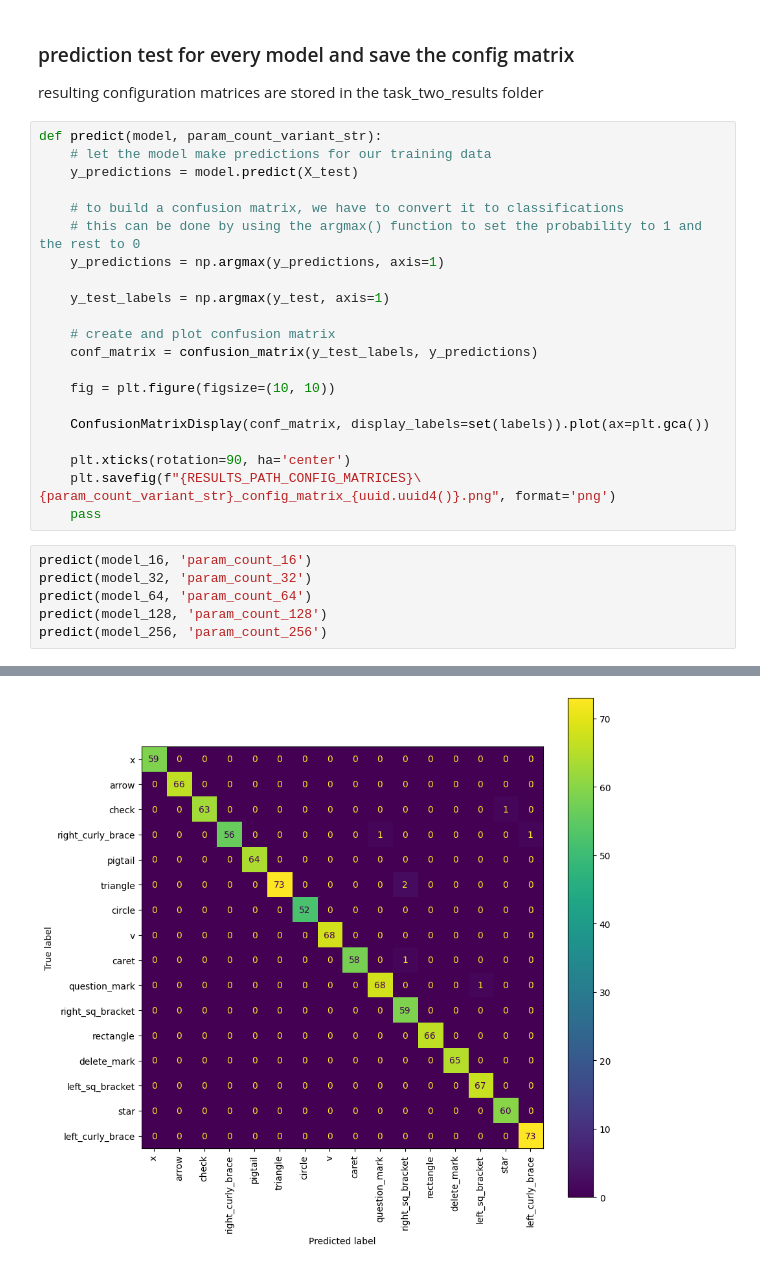
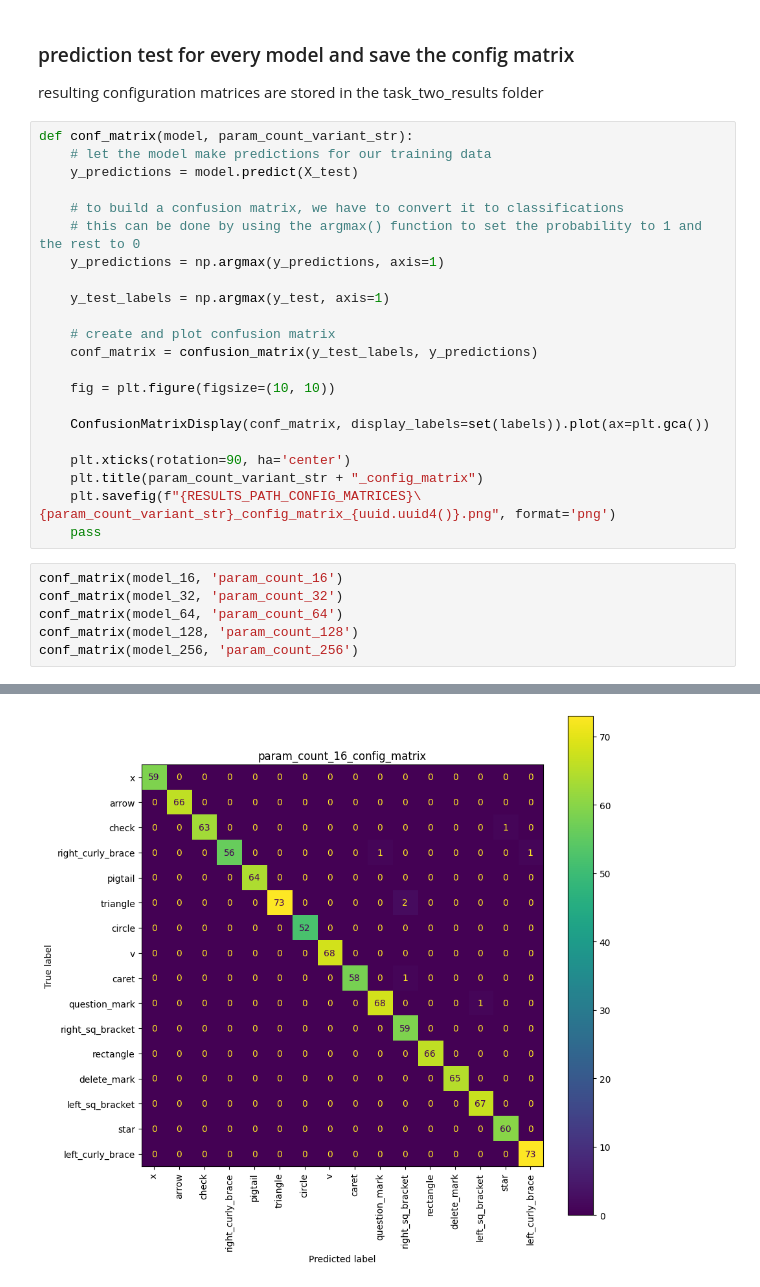
Before and after one commit to ITT23/assignment-06-gesture-recognition-Rusi91, a Jupyter notebook: unistroke-gestures.ipynb, the cells around one changed output, grey strips where cells are left out. Cells and saved outputs as stored; diff of their text form.

```diff
--- a/unistroke-gestures.ipynb
+++ b/unistroke-gestures.ipynb
@@ -283,7 +277,7 @@ plot_history(history_256, 'param_count_256_history')
 ### prediction test for every model and save the config matrix
 resulting configuration matrices are stored in the task_two_results folder
 # %%
-def predict(model, param_count_variant_str):
+def conf_matrix(model, param_count_variant_str):
     # let the model make predictions for our training data
     y_predictions = model.predict(X_test)
 
@@ -301,18 +295,19 @@ def predict(model, param_count_variant_str):
     ConfusionMatrixDisplay(conf_matrix, display_labels=set(labels)).plot(ax=plt.gca())
 
     plt.xticks(rotation=90, ha='center')
+    plt.title(param_count_variant_str + "_config_matrix")
     plt.savefig(f"{RESULTS_PATH_CONFIG_MATRICES}\{param_count_variant_str}_config_matrix_{uuid.uuid4()}.png", format='png')
     pass
 # %%
-predict(model_16, 'param_count_16')
-predict(model_32, 'param_count_32')
-predict(model_64, 'param_count_64')
-predict(model_128, 'param_count_128')
-predict(model_256, 'param_count_256')
+conf_matrix(model_16, 'param_count_16')
+conf_matrix(model_32, 'param_count_32')
+conf_matrix(model_64, 'param_count_64')
+conf_matrix(model_128, 'param_count_128')
+conf_matrix(model_256, 'param_count_256')
 # %% [output]
 32/32 [==============================] - 0s 2ms/step
 32/32 [==============================] - 0s 2ms/step
 32/32 [==============================] - 0s 3ms/step
 32/32 [==============================] - 0s 6ms/step
 32/32 [==============================] - 0s 12ms/step
-[figure, old version]
+[figure, new version]
```
Also changed, not shown: parts of 10 cells of this notebook, 21 other files.
